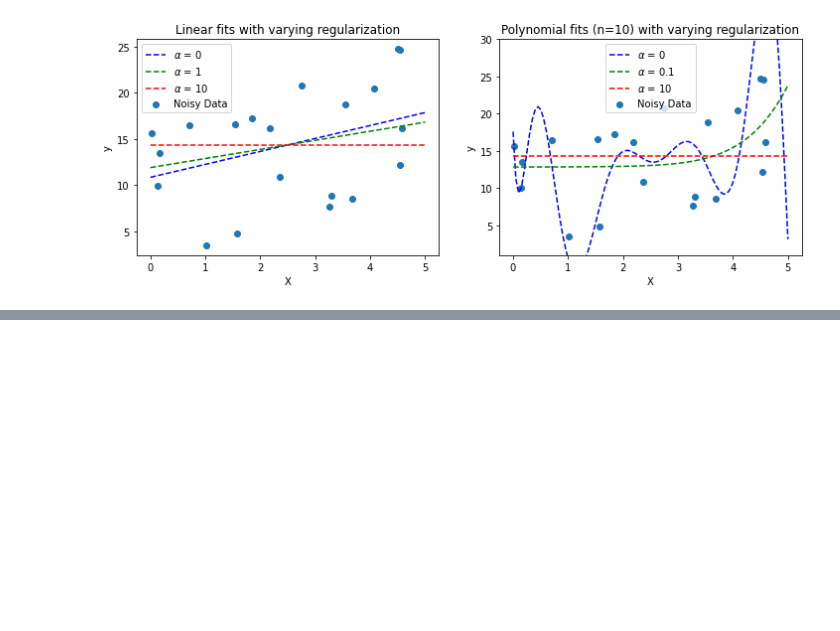
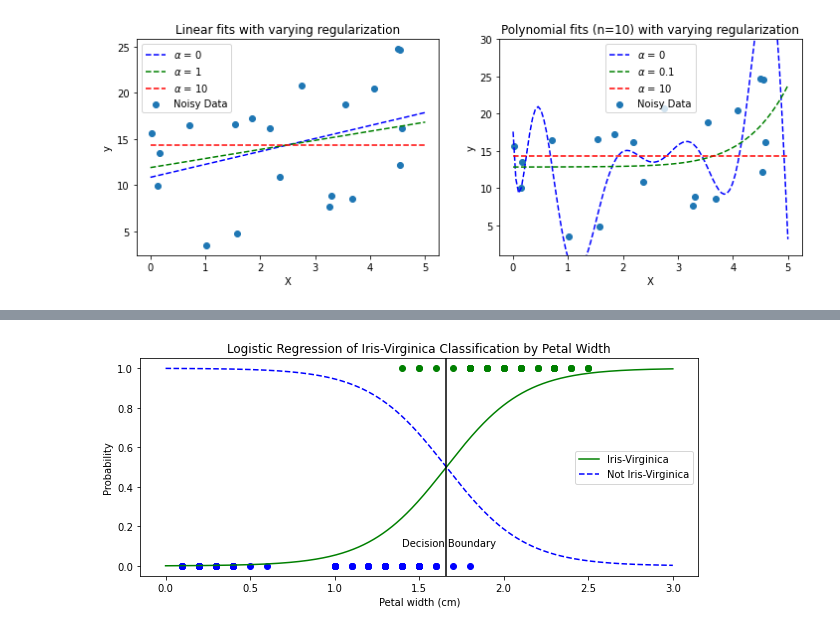
Before and after one commit to mtekant/HOML_2ndEdition, a Jupyter notebook: HOML Notes Ch 4.ipynb, the cells around one changed output, grey strips where cells are left out. Cells and saved outputs as stored; diff of their text form; code cells hidden in the pictures; blank space fills up the shorter version.

```diff
--- a/HOML Notes Ch 4.ipynb
+++ b/HOML Notes Ch 4.ipynb
@@ -514,0 +719,7 @@ $J(\boldsymbol{\theta}) = MSE(\boldsymbol{\theta})+\alpha\frac{1-r}{2}\sum_{i=1}
+# %%
+# Applying logistic regression to the Iris data.
+# We will only use the petal width feature and try to classify Iris-Virginica.
+
+from sklearn import datasets
+iris = datasets.load_iris()
+list(iris.keys())
@@ -514,0 +734,27 @@ $J(\boldsymbol{\theta}) = MSE(\boldsymbol{\theta})+\alpha\frac{1-r}{2}\sum_{i=1}
+# %%
+X = iris['data'][:,3:] #this is the petal width
+y = (iris['target'] == 2).astype(np.int) #1/0 for Iris-Virginica/not-Iris-Virginica
+
+from sklearn.linear_model import LogisticRegression
+
+log = LogisticRegression()
+log.fit(X,y)
+
+X_prange = np.linspace(0,3,1000).reshape(-1,1)
+y_probs = log.predict_proba(X_prange)
+plt.subplots(figsize=(10,4))
+plt.plot(X_prange,y_probs[:,1],'g-',label='Iris-Virginica')
+plt.plot(X_prange,y_probs[:,0],'b--',label='Not Iris-Virginica')
+plt.xlabel('Petal width (cm)')
+plt.ylabel('Probability')
+plt.legend()
+decision = list(abs(y_probs[:,0]-0.5))
+dec_loc = decision.index(min(decision))
+plt.axvline(X_prange[dec_loc],c='k')
+plt.text(1.4,0.1,'Decision Boundary')
+y_class = log.predict(X)
+plt.scatter(X[y==1],y[y==1],c='g')
+plt.scatter(X[y==0],y[y==0],c='b')
+plt.title('Logistic Regression of Iris-Virginica Classification by Petal Width');
+# %% [output]
+[figure, added]
```
Also changed, not shown: parts of 14 cells of this notebook.
